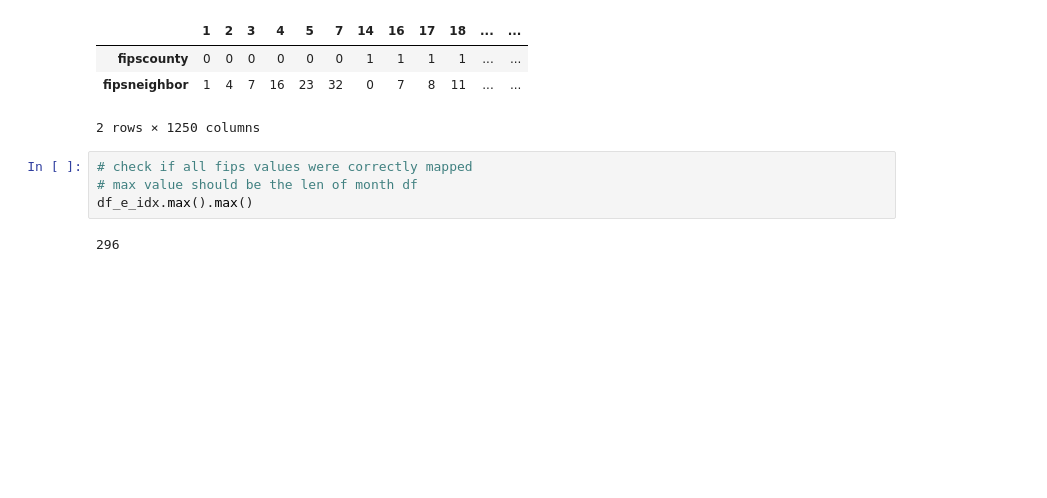
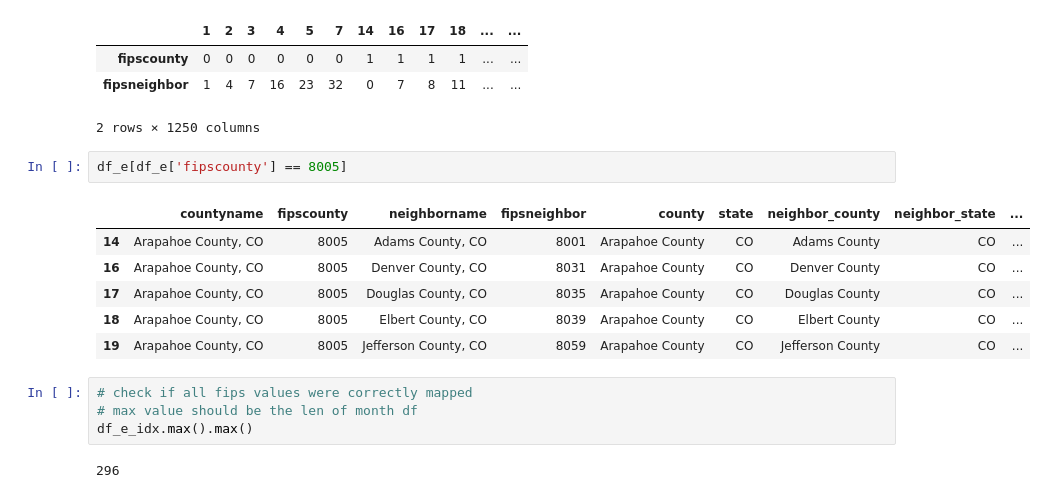
Before and after one commit to shakesy94/ev_adoption_ml, a Jupyter notebook: Preprocessing and Featurization.ipynb, the cells around one changed output. Cells and saved outputs as stored; diff of their text form; blank space fills up the shorter version.

```diff
--- a/Preprocessing and Featurization.ipynb
+++ b/Preprocessing and Featurization.ipynb
@@ -708,6 +708,15 @@ df_e_idx
 | fipscounty | 0 | 0 | 0 | 0 | 0 | 0 | 1 | 1 | 1 | 1 | ... | ... |
 | fipsneighbor | 1 | 4 | 7 | 16 | 23 | 32 | 0 | 7 | 8 | 11 | ... | ... |
 2 rows × 1250 columns
+# %%
+df_e[df_e['fipscounty'] == 8005]
+# %% [output]
+|  | countyname | fipscounty | neighborname | fipsneighbor | county | state | neighbor_county | neighbor_state | ... |
+| 14 | Arapahoe County, CO | 8005 | Adams County, CO | 8001 | Arapahoe County | CO | Adams County | CO | ... |
+| 16 | Arapahoe County, CO | 8005 | Denver County, CO | 8031 | Arapahoe County | CO | Denver County | CO | ... |
+| 17 | Arapahoe County, CO | 8005 | Douglas County, CO | 8035 | Arapahoe County | CO | Douglas County | CO | ... |
+| 18 | Arapahoe County, CO | 8005 | Elbert County, CO | 8039 | Arapahoe County | CO | Elbert County | CO | ... |
+| 19 | Arapahoe County, CO | 8005 | Jefferson County, CO | 8059 | Arapahoe County | CO | Jefferson County | CO | ... |
 # %%
 # check if all fips values were correctly mapped
 # max value should be the len of month df
```
